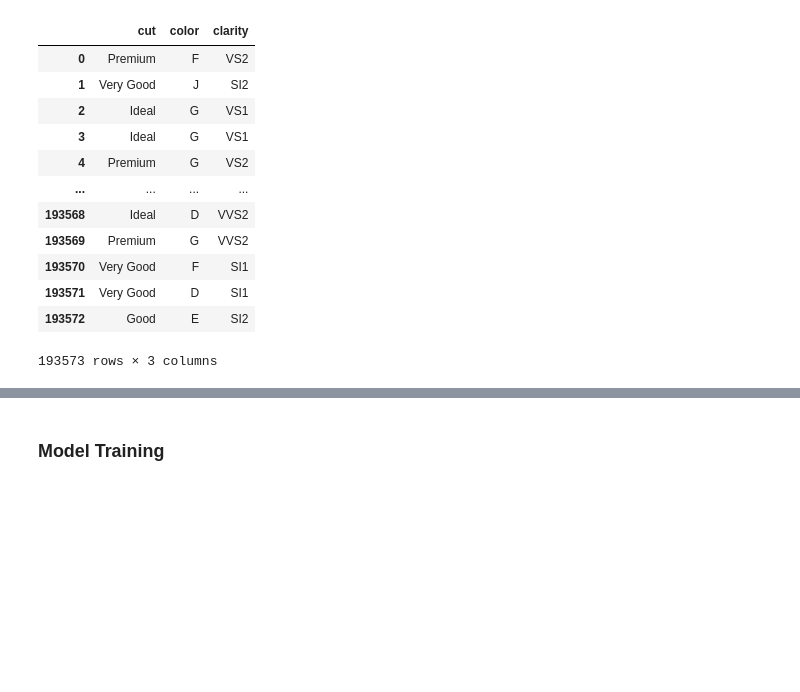
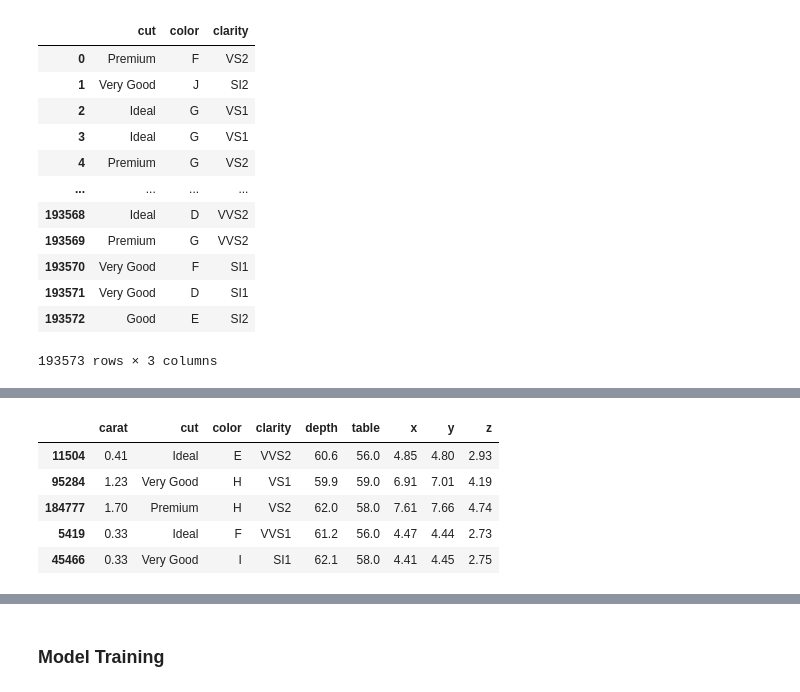
Before and after one commit to devendraaa/Diamond_Price_prediction_MLOPS, a Jupyter notebook: experiment/experiment.ipynb, the cells around one changed output, grey strips where cells are left out. Saved outputs shown, nothing was run; the diff lists cells and outputs as text; code cells hidden in the pictures; blank space fills up the shorter version.

Commit message:
model training completed

```diff
--- a/experiment/experiment.ipynb
+++ b/experiment/experiment.ipynb
@@ -261 +198,10 @@ from sklearn.model_selection import train_test_split
 X_train,X_test,y_train,y_test=train_test_split(X,y,test_size=0.30, random_state=42)
+# %%
+X_train.head()
+# %% [output]
+|  | carat | cut | color | clarity | depth | table | x | y | z |
+| 11504 | 0.41 | Ideal | E | VVS2 | 60.6 | 56.0 | 4.85 | 4.80 | 2.93 |
+| 95284 | 1.23 | Very Good | H | VS1 | 59.9 | 59.0 | 6.91 | 7.01 | 4.19 |
+| 184777 | 1.70 | Premium | H | VS2 | 62.0 | 58.0 | 7.61 | 7.66 | 4.74 |
+| 5419 | 0.33 | Ideal | F | VVS1 | 61.2 | 56.0 | 4.47 | 4.44 | 2.73 |
+| 45466 | 0.33 | Very Good | I | SI1 | 62.1 | 58.0 | 4.41 | 4.45 | 2.75 |
```
Also changed, not shown: parts of 38 cells of this notebook.
